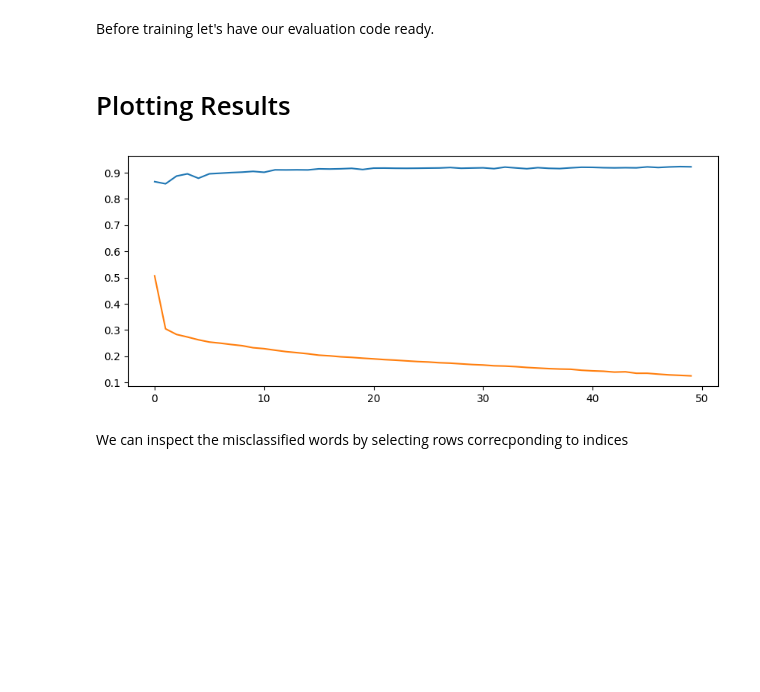
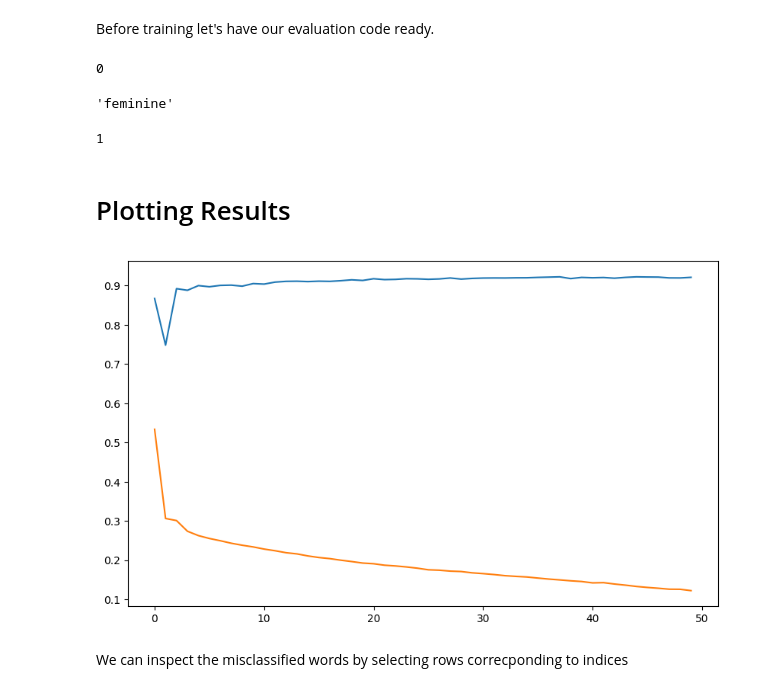
Before and after one commit to serega/pytorch-french-genders, a Jupyter notebook: FrenchGenders-LSTM-Batch.ipynb, the cells around one changed output. Cells and saved outputs as stored; diff of their text form; code cells hidden in the pictures; blank space fills up the shorter version.

Commit message:
Include all words

```diff
--- a/FrenchGenders-LSTM-Batch.ipynb
+++ b/FrenchGenders-LSTM-Batch.ipynb
@@ -152,13 +157,14 @@ for word_len in range(2, 25):
 # %%
 class CharLSTMModel(nn.Module):
 
-    def __init__(self, n_hidden, batch_size):
+    def __init__(self, n_hidden):
         super(CharLSTMModel, self).__init__()
         self.rnn = nn.LSTMCell(VOCAB_SIZE, n_hidden)
         self.linear = nn.Linear(n_hidden, 2)
         self.softmax = nn.LogSoftmax()
         self.init_weights()
         self.n_hidden = n_hidden
+        self.batch_size = batch_size
 
     def init_weights(self):
         initrange = 0.1
@@ -170,7 +176,7 @@ class CharLSTMModel(nn.Module):
         out = self.linear(hx)
         return self.softmax(out), hx, cx
 
-    def init_hidden(self):
+    def init_hidden(self, batch_size):
         return Variable(torch.zeros(batch_size, int(self.n_hidden))).cuda(), \
             Variable(torch.zeros(batch_size, int(self.n_hidden))).cuda()
 # %% [markdown]
@@ -213,14 +239,23 @@ def evaluate_model():
+# %%
+predict_word('bagasse')
+# %% [output]
+0
+'feminine'
+# %%
+torch.LongTensor([1])[0]
+# %% [output]
+1
 # %%
 criterion = nn.NLLLoss()
 
-def train(category_tensor, line_tensor, optimizer):
-    hx, cx = rnn.init_hidden()
+def train_model(word_tensor, target_tensor,  optimizer):
+    hx, cx = rnn.init_hidden(word_tensor.size()[1])
 
     optimizer.zero_grad()
 
-    for i in range(line_tensor.size()[0]):
-        output, hx, cx = rnn(line_tensor[i], (hx, cx))
-    loss = criterion(output, category_tensor)
+    for i in range(word_tensor.size()[0]):
+        output, hx, cx = rnn(word_tensor[i], (hx, cx))
+    loss = criterion(output, target_tensor)
     loss.backward()
     optimizer.step()
     return output, loss.data[0]
@@ -228,7 +263,7 @@ def train(category_tensor, line_tensor, optimizer):
 n_hidden = 512
 n_letters = len(char_indexes)
 
-rnn = CharLSTMModel(n_hidden, batch_size).cuda()
+rnn = CharLSTMModel(n_hidden).cuda()
 
 n_epochs = 50
 # Keep track of losses for plotting
@@ -236,8 +271,8 @@ current_loss = 0
 all_losses = []
 accuracies = []
 
-optimizer = optim.Adam(rnn.parameters(), lr = 0.0001, weight_decay=0.1)
-lens = np.array(range(3, 19))
+optimizer = optim.Adam(rnn.parameters(), lr = 0.0001)
+lens = np.array(list(word_len_vectors_train.keys()))
 for epoch in range(0, n_epochs):
     np.random.shuffle(lens)
     epoch_losses = []
@@ -245,24 +280,28 @@ for epoch in range(0, n_epochs):
         train_data = word_len_vectors_train[l]
         X = train_data[0]
         Y = train_data[1]
-        if X.size()[1] < 48:
-            continue
-        for xi in range(random.randint(batch_size, 48), X.size()[1], batch_size):
+        for xi in range(batch_size, X.size()[1], batch_size):
             x = Variable(X[:, xi - batch_size:xi, :].cuda())
             y = Variable(Y[xi-batch_size:xi].cuda())
             output, loss = train(y, x, optimizer)
             epoch_losses.append(loss)
+        if xi < X.size()[1] - 1:
+            x = Variable(X[:,xi:X.size()[1],:].cuda())
+            y = Variable(Y[xi:X.size()[1]].cuda())
+            output, loss = train(y, x, optimizer)
+            epoch_losses.append(loss)
+
     acc, indices = evaluate_model()
     accuracies.append(acc)
     all_losses.append(np.mean(epoch_losses))
 # %% [markdown]
 # Plotting Results
 # %%
-fig = plt.figure(figsize=(10, 4), dpi=100)
+fig = plt.figure(figsize=(10, 6), dpi=100)
 plt.plot(accuracies, label='accuracy')
 plt.plot(all_losses, label='loss')
 plt.show()
 # %% [output]
-[figure, old version]
+[figure, new version]
 # %%
 accuracy, indices  = evaluate_model()
```
Also changed, not shown: parts of 16 cells of this notebook.
